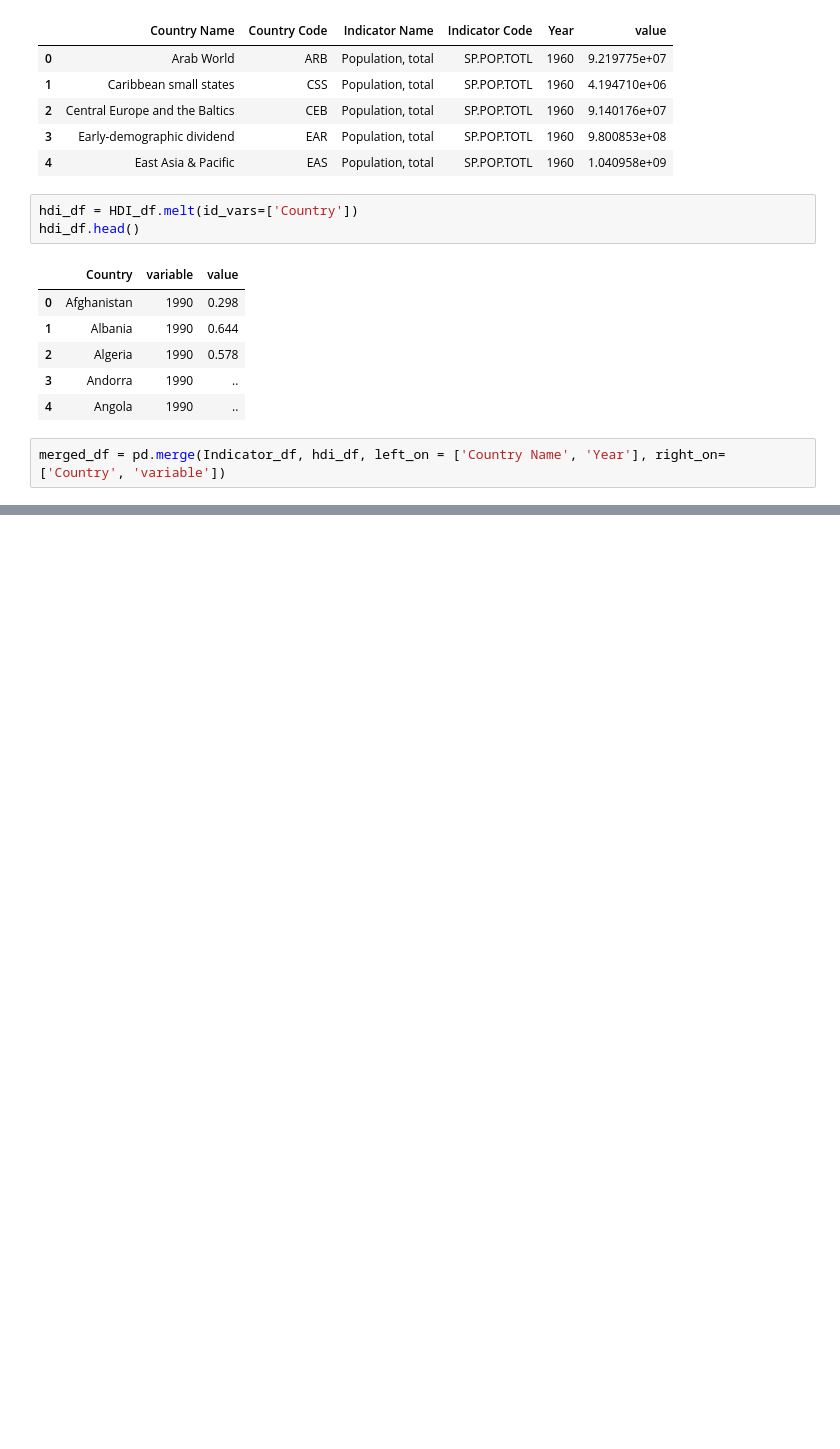
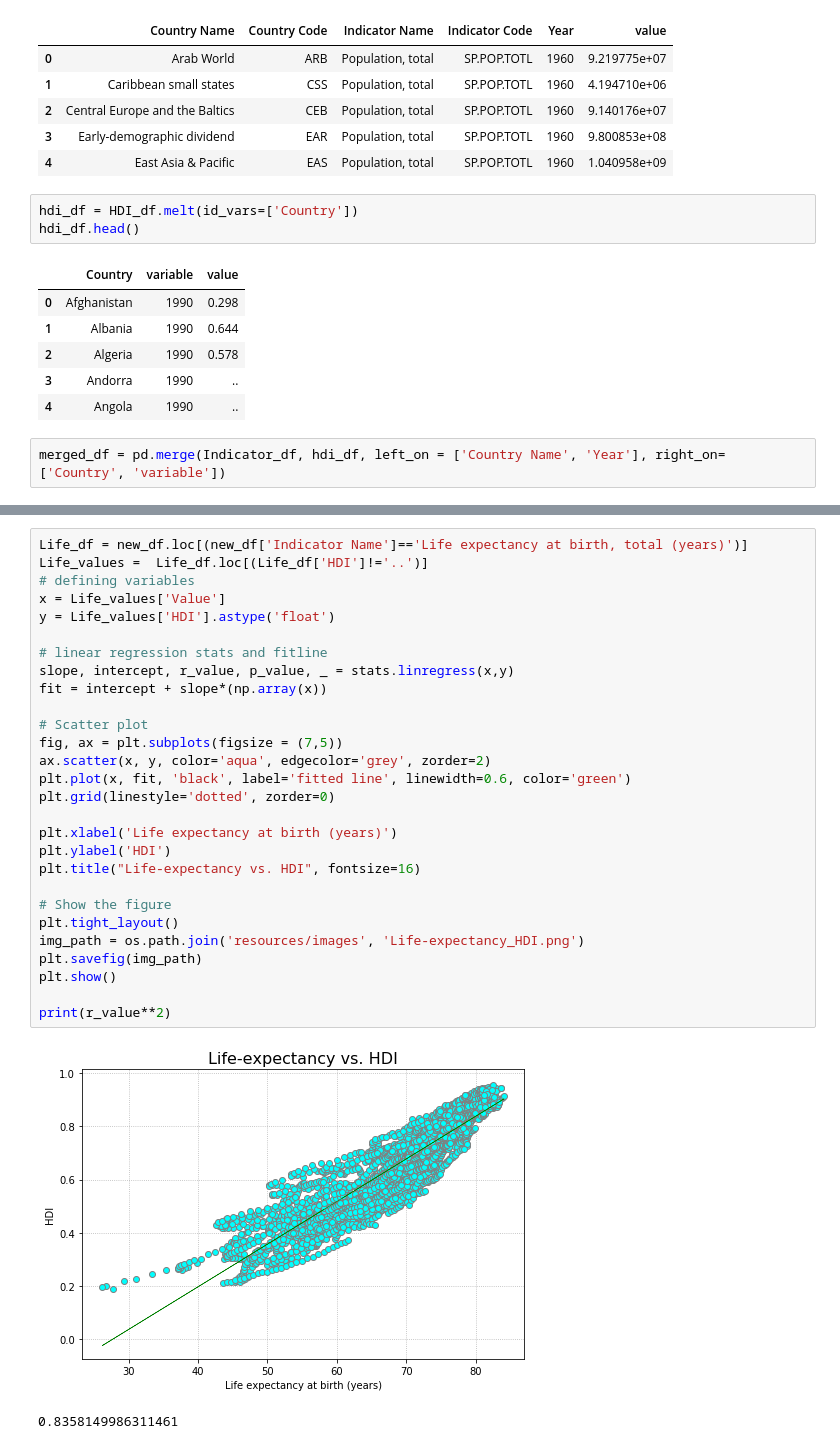
Before and after one commit to linmck/finalproject, a Jupyter notebook: Predict_HDI.ipynb, the cells around one changed output, grey strips where cells are left out. Cells and saved outputs as stored; diff of their text form; blank space fills up the shorter version.

```diff
--- a/Predict_HDI.ipynb
+++ b/Predict_HDI.ipynb
@@ -50,0 +83,31 @@ new_df.to_csv('new_df.csv', header = True)
+# %%
+Life_df = new_df.loc[(new_df['Indicator Name']=='Life expectancy at birth, total (years)')]
+Life_values =  Life_df.loc[(Life_df['HDI']!='..')]
+# defining variables
+x = Life_values['Value']
+y = Life_values['HDI'].astype('float')
+
+# linear regression stats and fitline
+slope, intercept, r_value, p_value, _ = stats.linregress(x,y)
+fit = intercept + slope*(np.array(x))
+
+# Scatter plot
+fig, ax = plt.subplots(figsize = (7,5))
+ax.scatter(x, y, color='aqua', edgecolor='grey', zorder=2)
+plt.plot(x, fit, 'black', label='fitted line', linewidth=0.6, color='green')
+plt.grid(linestyle='dotted', zorder=0)
+
+plt.xlabel('Life expectancy at birth (years)')
+plt.ylabel('HDI')
+plt.title("Life-expectancy vs. HDI", fontsize=16)
+
+# Show the figure
+plt.tight_layout()
+img_path = os.path.join('resources/images', 'Life-expectancy_HDI.png')
+plt.savefig(img_path)
+plt.show()
+
+print(r_value**2)
+# %% [output]
+[figure, added]
+0.8358149986311461
```
Also changed, not shown: parts of 6 cells of this notebook, 5 other files.
